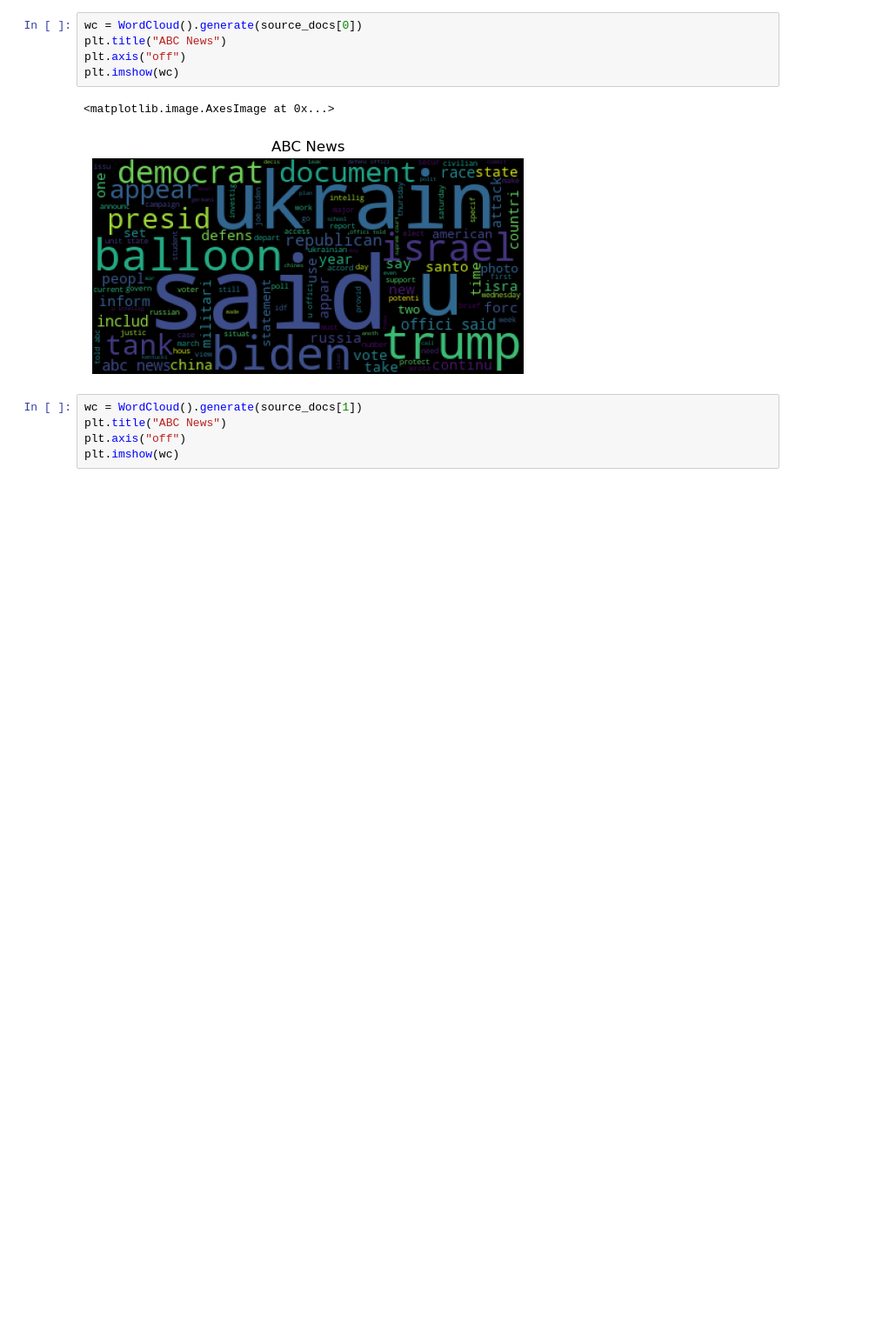
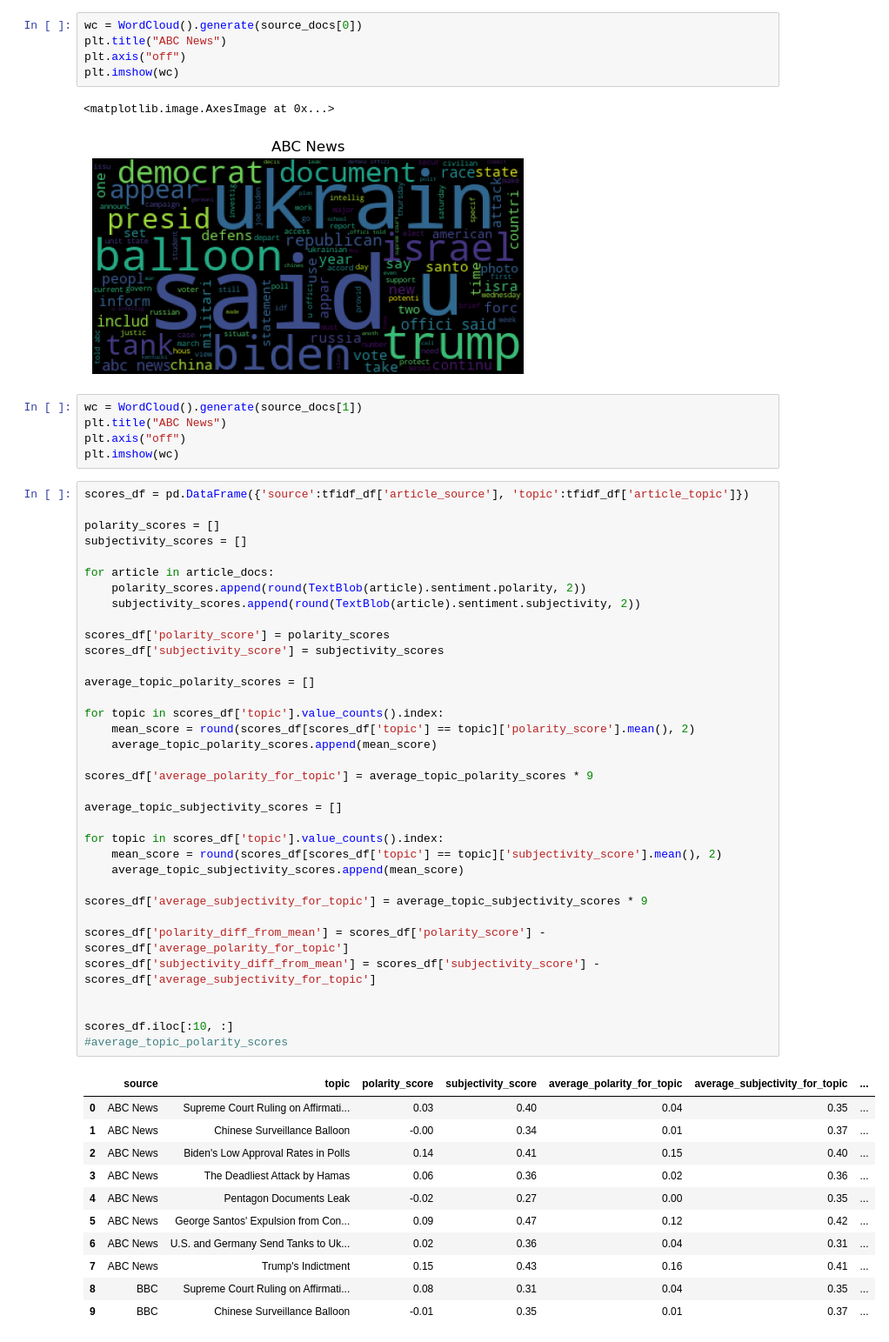
Before and after one commit to kamilapalys/capstone, a Jupyter notebook: src/news.ipynb, the cells around one changed output. Shown at 87% size. Saved outputs shown, nothing was run; the diff lists cells and outputs as text; blank space fills up the shorter version.

Commit message:
Started polarity/subjectivity scores for sentiment analysis.

```diff
--- a/src/news.ipynb
+++ b/src/news.ipynb
@@ -458,3 +459,50 @@ wc = WordCloud().generate(source_docs[1])
 plt.title("ABC News")
 plt.axis("off")
 plt.imshow(wc)
+# %%
+scores_df = pd.DataFrame({'source':tfidf_df['article_source'], 'topic':tfidf_df['article_topic']})
+
+polarity_scores = []
+subjectivity_scores = []
+
+for article in article_docs:
+    polarity_scores.append(round(TextBlob(article).sentiment.polarity, 2))
+    subjectivity_scores.append(round(TextBlob(article).sentiment.subjectivity, 2))
+
+scores_df['polarity_score'] = polarity_scores
+scores_df['subjectivity_score'] = subjectivity_scores
+
+average_topic_polarity_scores = []
+
+for topic in scores_df['topic'].value_counts().index:
+    mean_score = round(scores_df[scores_df['topic'] == topic]['polarity_score'].mean(), 2)
+    average_topic_polarity_scores.append(mean_score)
+
+scores_df['average_polarity_for_topic'] = average_topic_polarity_scores * 9
+
+average_topic_subjectivity_scores = []
+
+for topic in scores_df['topic'].value_counts().index:
+    mean_score = round(scores_df[scores_df['topic'] == topic]['subjectivity_score'].mean(), 2)
+    average_topic_subjectivity_scores.append(mean_score)
+
+scores_df['average_subjectivity_for_topic'] = average_topic_subjectivity_scores * 9
+
+scores_df['polarity_diff_from_mean'] = scores_df['polarity_score'] - scores_df['average_polarity_for_topic']
+scores_df['subjectivity_diff_from_mean'] = scores_df['subjectivity_score'] - scores_df['average_subjectivity_for_topic']
+
+
+scores_df.iloc[:10, :]
+#average_topic_polarity_scores
+# %% [output]
+|  | source | topic | polarity_score | subjectivity_score | average_polarity_for_topic | average_subjectivity_for_topic | ... |
+| 0 | ABC News | Supreme Court Ruling on Affirmati... | 0.03 | 0.40 | 0.04 | 0.35 | ... |
+| 1 | ABC News | Chinese Surveillance Balloon | -0.00 | 0.34 | 0.01 | 0.37 | ... |
+| 2 | ABC News | Biden's Low Approval Rates in Polls | 0.14 | 0.41 | 0.15 | 0.40 | ... |
+| 3 | ABC News | The Deadliest Attack by Hamas | 0.06 | 0.36 | 0.02 | 0.36 | ... |
+| 4 | ABC News | Pentagon Documents Leak | -0.02 | 0.27 | 0.00 | 0.35 | ... |
+| 5 | ABC News | George Santos' Expulsion from Con... | 0.09 | 0.47 | 0.12 | 0.42 | ... |
+| 6 | ABC News | U.S. and Germany Send Tanks to Uk... | 0.02 | 0.36 | 0.04 | 0.31 | ... |
+| 7 | ABC News | Trump's Indictment | 0.15 | 0.43 | 0.16 | 0.41 | ... |
+| 8 | BBC | Supreme Court Ruling on Affirmati... | 0.08 | 0.31 | 0.04 | 0.35 | ... |
+| 9 | BBC | Chinese Surveillance Balloon | -0.01 | 0.35 | 0.01 | 0.37 | ... |
```
Also changed, not shown: parts of 1 cell of this notebook, 1 other file.
